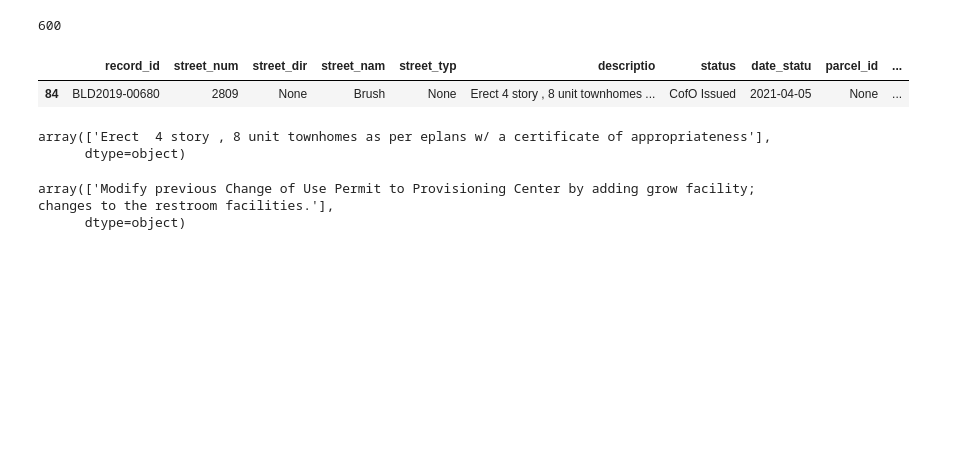
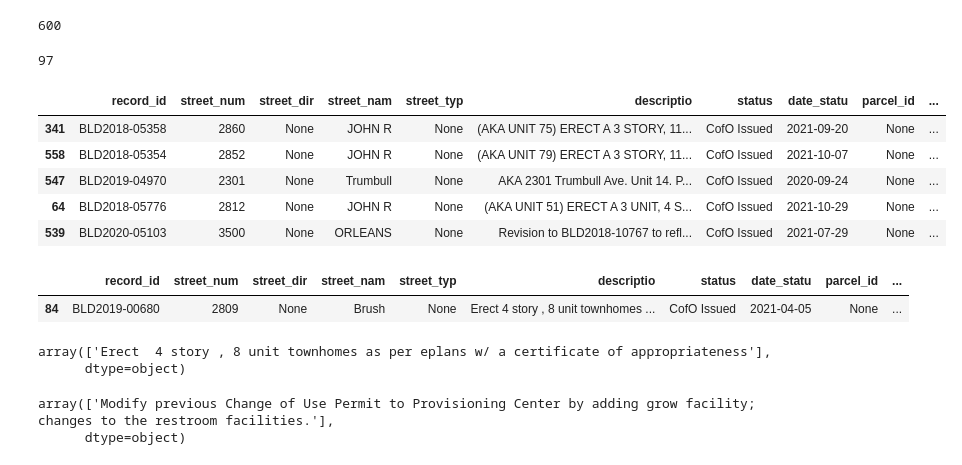
Before and after one commit to gperrin12/detroit_validate_address, a Jupyter notebook: experiments/detroit_project5_validate_address.ipynb, the cells around one changed output. Saved outputs shown, nothing was run; the diff lists cells and outputs as text; code cells hidden in the pictures; blank space fills up the shorter version.

```diff
--- a/experiments/detroit_project5_validate_address.ipynb
+++ b/experiments/detroit_project5_validate_address.ipynb
@@ -179,6 +279,19 @@ len(occupancy_gdf)
 600
 # %%
 occupancy_gdf_empty = occupancy_gdf[occupancy_gdf['geometry'].isna()]
+# %%
+len(occupancy_gdf_empty)
+# %% [output]
+97
+# %%
+occupancy_gdf_empty.sample(5)
+# %% [output]
+|  | record_id | street_num | street_dir | street_nam | street_typ | descriptio | status | date_statu | parcel_id | ... |
+| 341 | BLD2018-05358 | 2860 | None | JOHN R | None | (AKA UNIT 75) ERECT A 3 STORY, 11... | CofO Issued | 2021-09-20 | None | ... |
+| 558 | BLD2018-05354 | 2852 | None | JOHN R | None | (AKA UNIT 79) ERECT A 3 STORY, 11... | CofO Issued | 2021-10-07 | None | ... |
+| 547 | BLD2019-04970 | 2301 | None | Trumbull | None | AKA 2301 Trumbull Ave. Unit 14. P... | CofO Issued | 2020-09-24 | None | ... |
+| 64 | BLD2018-05776 | 2812 | None | JOHN R | None | (AKA UNIT 51) ERECT A 3 UNIT, 4 S... | CofO Issued | 2021-10-29 | None | ... |
+| 539 | BLD2020-05103 | 3500 | None | ORLEANS | None | Revision to BLD2018-10767 to refl... | CofO Issued | 2021-07-29 | None | ... |
 # %%
 occupancy_gdf_empty[occupancy_gdf_empty['record_id']=='BLD2019-00680']
 # %% [output]
```
Also changed, not shown: parts of 42 cells of this notebook, 1 other file.
